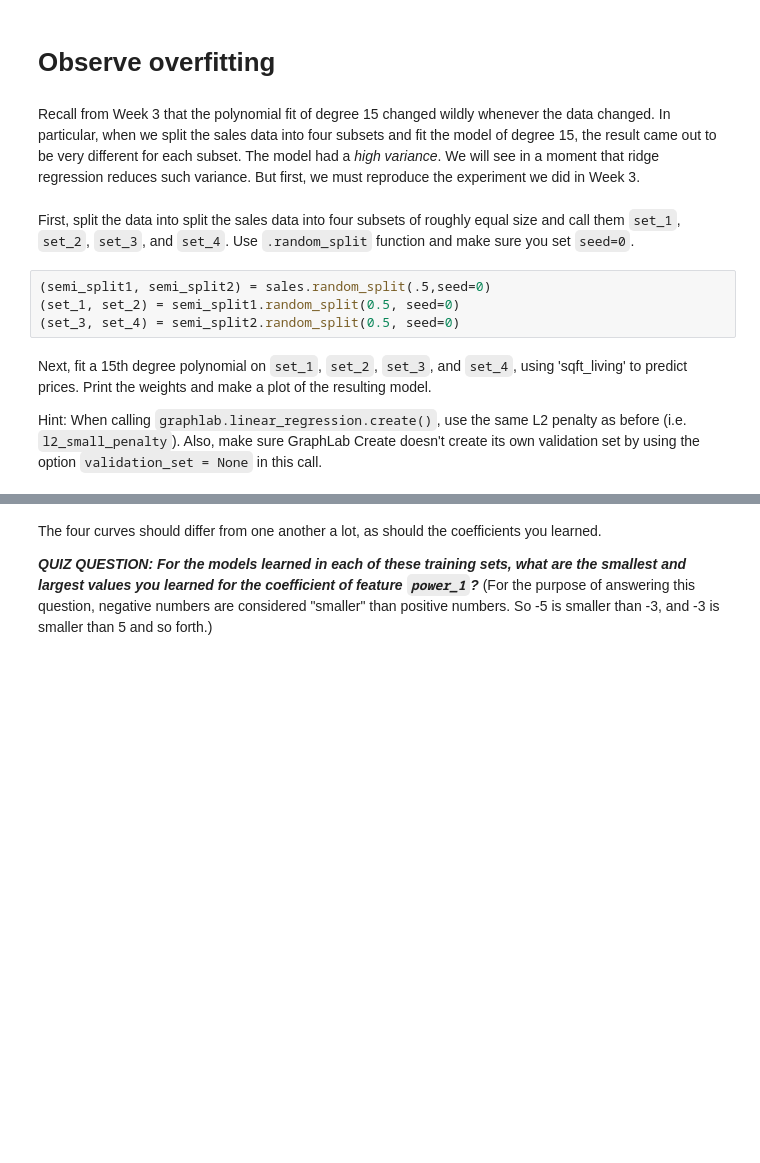
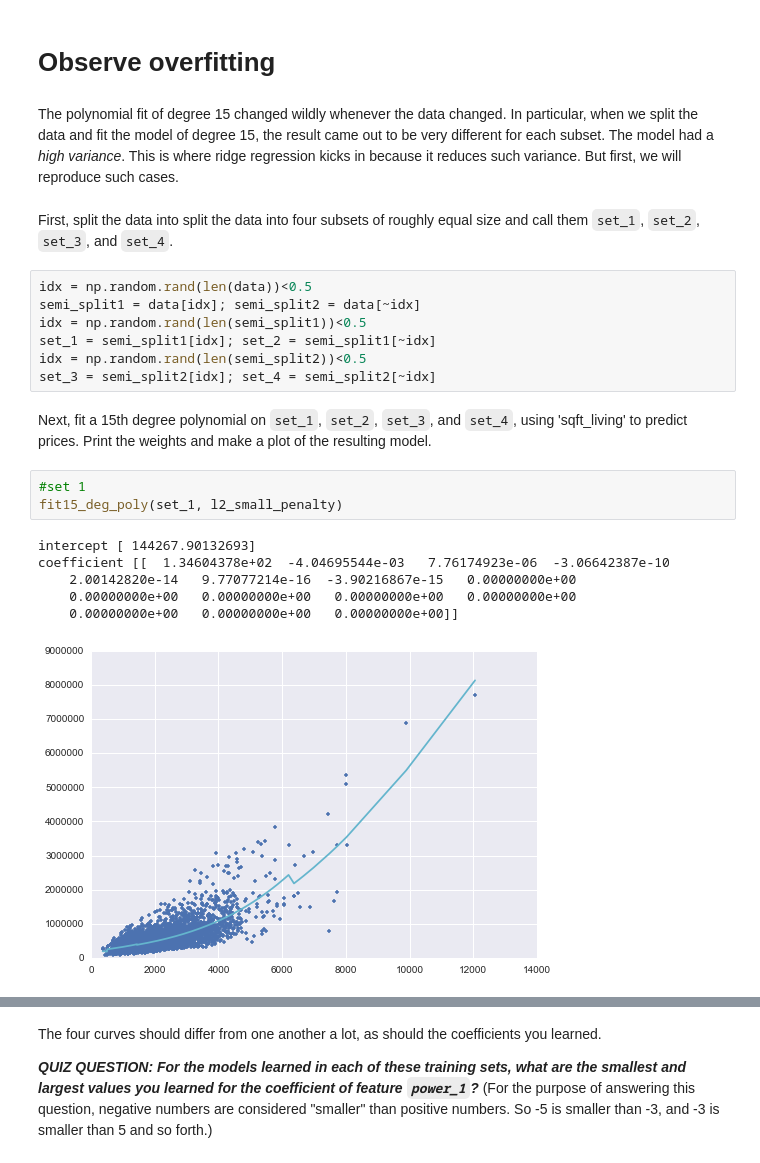
Before and after one commit to benjaminsw/regression, a Jupyter notebook: kc_house/ridge regression.ipynb, the cells around one changed output, grey strips where cells are left out. Saved outputs shown, nothing was run; the diff lists cells and outputs as text; blank space fills up the shorter version.

Commit message:
reproduced high varience deg15 reg

```diff
--- a/kc_house/ridge regression.ipynb
+++ b/kc_house/ridge regression.ipynb
@@ -111,14 +111,25 @@ coefficient [[  1.35108604e+02  -1.09099026e-02   1.16384155e-05  -7.32538206e-1
 # %% [markdown]
 # Observe overfitting
 # %% [markdown]
-Recall from Week 3 that the polynomial fit of degree 15 changed wildly whenever the data changed. In particular, when we split the sales data into four subsets and fit the model of degree 15, the result came out to be very different for each subset. The model had a *high variance*. We will see in a moment that ridge regression reduces such variance. But first, we must reproduce the experiment we did in Week 3.
+The polynomial fit of degree 15 changed wildly whenever the data changed. In particular, when we split the data and fit the model of degree 15, the result came out to be very different for each subset. The model had a *high variance*. This is where ridge regression kicks in because it reduces such variance. But first, we will reproduce such cases.
 # %% [markdown]
-First, split the data into split the sales data into four subsets of roughly equal size and call them `set_1`, `set_2`, `set_3`, and `set_4`. Use `.random_split` function and make sure you set `seed=0`.
+First, split the data into split the data into four subsets of roughly equal size and call them `set_1`, `set_2`, `set_3`, and `set_4`.
-# %%
-(semi_split1, semi_split2) = sales.random_split(.5,seed=0)
-(set_1, set_2) = semi_split1.random_split(0.5, seed=0)
-(set_3, set_4) = semi_split2.random_split(0.5, seed=0)
+# %%
+idx = np.random.rand(len(data))<0.5
+semi_split1 = data[idx]; semi_split2 = data[~idx]
+idx = np.random.rand(len(semi_split1))<0.5
+set_1 = semi_split1[idx]; set_2 = semi_split1[~idx]
+idx = np.random.rand(len(semi_split2))<0.5
+set_3 = semi_split2[idx]; set_4 = semi_split2[~idx]
 # %% [markdown]
 Next, fit a 15th degree polynomial on `set_1`, `set_2`, `set_3`, and `set_4`, using 'sqft_living' to predict prices. Print the weights and make a plot of the resulting model.
-
-Hint: When calling `graphlab.linear_regression.create()`, use the same L2 penalty as before (i.e. `l2_small_penalty`).  Also, make sure GraphLab Create doesn't create its own validation set by using the option `validation_set = None` in this call.
+# %%
+#set 1
+fit15_deg_poly(set_1, l2_small_penalty)
+# %% [output]
+intercept [ 144267.90132693]
+coefficient [[  1.34604378e+02  -4.04695544e-03   7.76174923e-06  -3.06642387e-10
+    2.00142820e-14   9.77077214e-16  -3.90216867e-15   0.00000000e+00
+    0.00000000e+00   0.00000000e+00   0.00000000e+00   0.00000000e+00
+    0.00000000e+00   0.00000000e+00   0.00000000e+00]]
+[figure, added]
```
Also changed, not shown: parts of 3 cells of this notebook.
